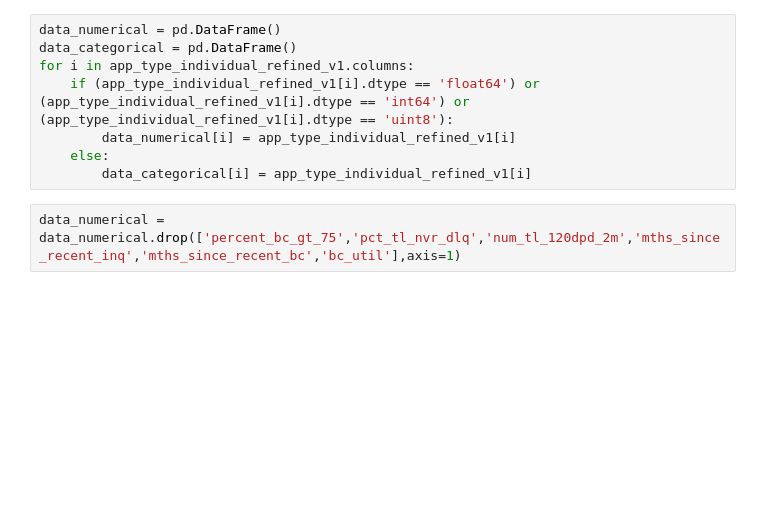
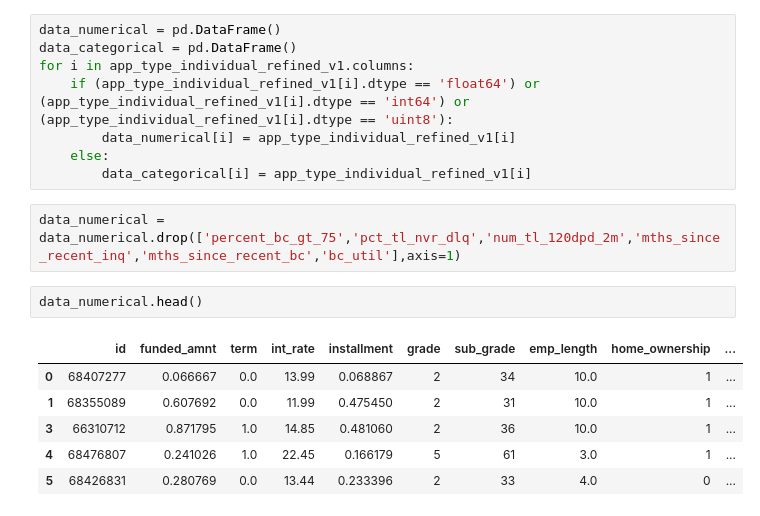
Before and after one commit to vdasari2/Loan-Default-Prediction-, a Jupyter notebook: LendingClub.ipynb, the cells around one changed output. Saved outputs shown, nothing was run; the diff lists cells and outputs as text; blank space fills up the shorter version.

```diff
--- a/LendingClub.ipynb
+++ b/LendingClub.ipynb
@@ -985,3 +967,12 @@ for i in app_type_individual_refined_v1.columns:
         data_categorical[i] = app_type_individual_refined_v1[i]
 # %%
 data_numerical = data_numerical.drop(['percent_bc_gt_75','pct_tl_nvr_dlq','num_tl_120dpd_2m','mths_since_recent_inq','mths_since_recent_bc','bc_util'],axis=1)
+# %%
+data_numerical.head()
+# %% [output]
+|  | id | funded_amnt | term | int_rate | installment | grade | sub_grade | emp_length | home_ownership | ... |
+| 0 | 68407277 | 0.066667 | 0.0 | 13.99 | 0.068867 | 2 | 34 | 10.0 | 1 | ... |
+| 1 | 68355089 | 0.607692 | 0.0 | 11.99 | 0.475450 | 2 | 31 | 10.0 | 1 | ... |
+| 3 | 66310712 | 0.871795 | 1.0 | 14.85 | 0.481060 | 2 | 36 | 10.0 | 1 | ... |
+| 4 | 68476807 | 0.241026 | 1.0 | 22.45 | 0.166179 | 5 | 61 | 3.0 | 1 | ... |
+| 5 | 68426831 | 0.280769 | 0.0 | 13.44 | 0.233396 | 2 | 33 | 4.0 | 0 | ... |
```
Also changed, not shown: parts of 61 cells of this notebook.
